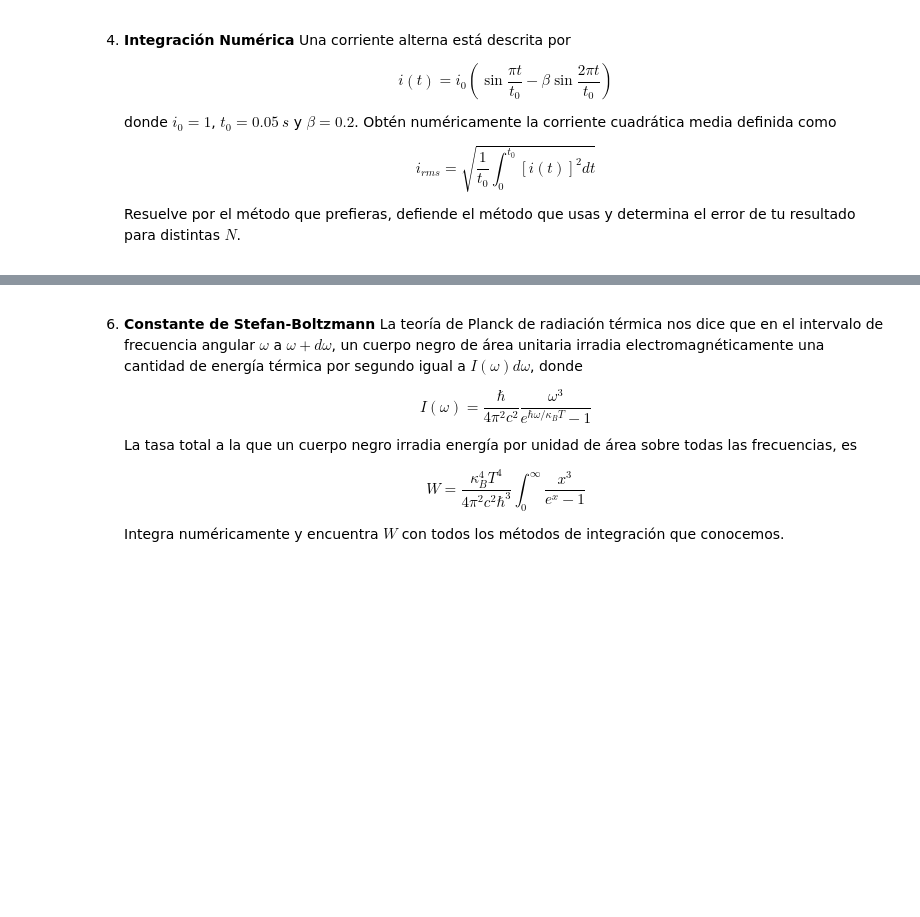
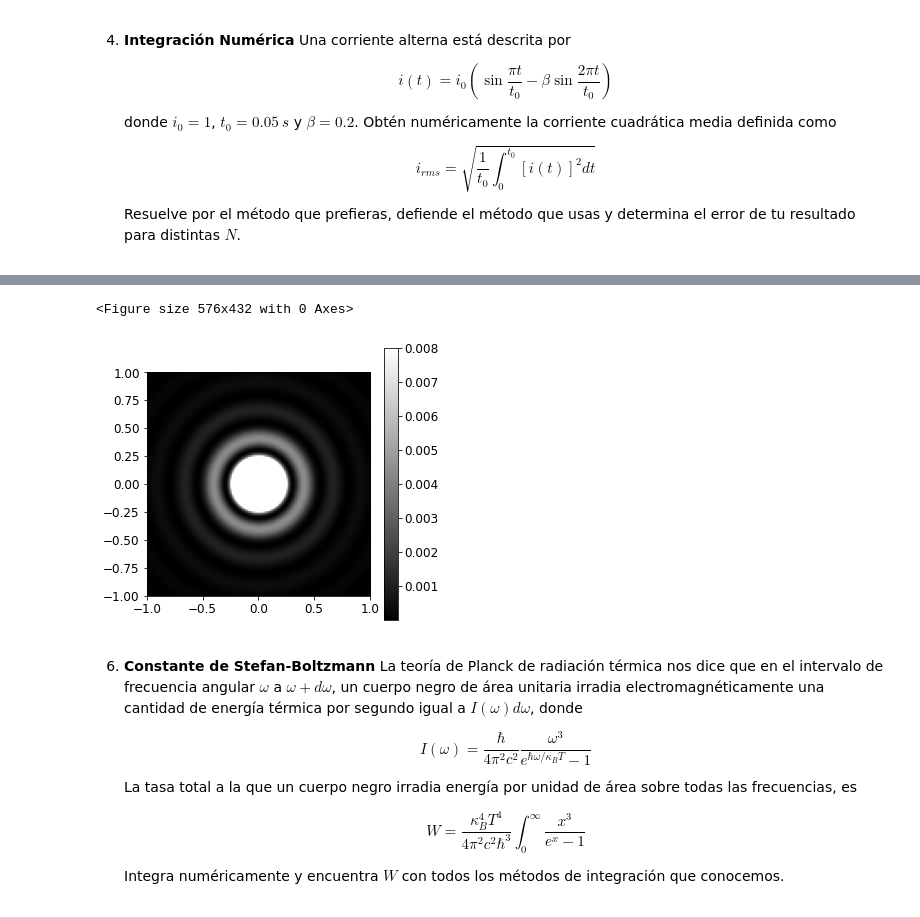
Before and after one commit to joshbrx/Fisica-Computacional, a Jupyter notebook: T2_BrionesAndrade.ipynb, the cells around one changed output, grey strips where cells are left out. Saved outputs shown, nothing was run; the diff lists cells and outputs as text; code cells hidden in the pictures; blank space fills up the shorter version.

```diff
--- a/T2_BrionesAndrade.ipynb
+++ b/T2_BrionesAndrade.ipynb
@@ -357,3 +482,20 @@ f"La cota del error es: {abs(f2(-1)-PnLag2(-1, X, W, Y)):.4e}"
+# %%
+# Definimos el mallado y la función sobre la nueva variable r^2=x^2+y^2
+
+x, y = np.mgrid[-1:1:100j,-1:1:100j]
+r = np.sqrt(x**2+y**2)
+
+long = 0.5; # mm
+k = 2*pi / long
+
+I = (J(1,r*k)/(k*r))**2
+plt.gray(); plt.figure(figsize=(5,5))
+plt.imshow(I,vmax=0.008,extent=(-1,1,-1,1))
+plt.colorbar()
+plt.show()
+# %% [output]
+<Figure size 576x432 with 0 Axes>
+[figure, added]
 # %% [markdown]
 6. **Constante de Stefan-Boltzmann**
     La teoría de Planck de radiación térmica nos dice que en el intervalo de frecuencia angular $\omega$ a $\omega + d\omega$, un cuerpo negro de área unitaria irradia electromagnéticamente una cantidad de energía térmica por segundo igual a $I(\omega)d\omega$, donde
```
Also changed, not shown: parts of 14 cells of this notebook, 1 other file.
